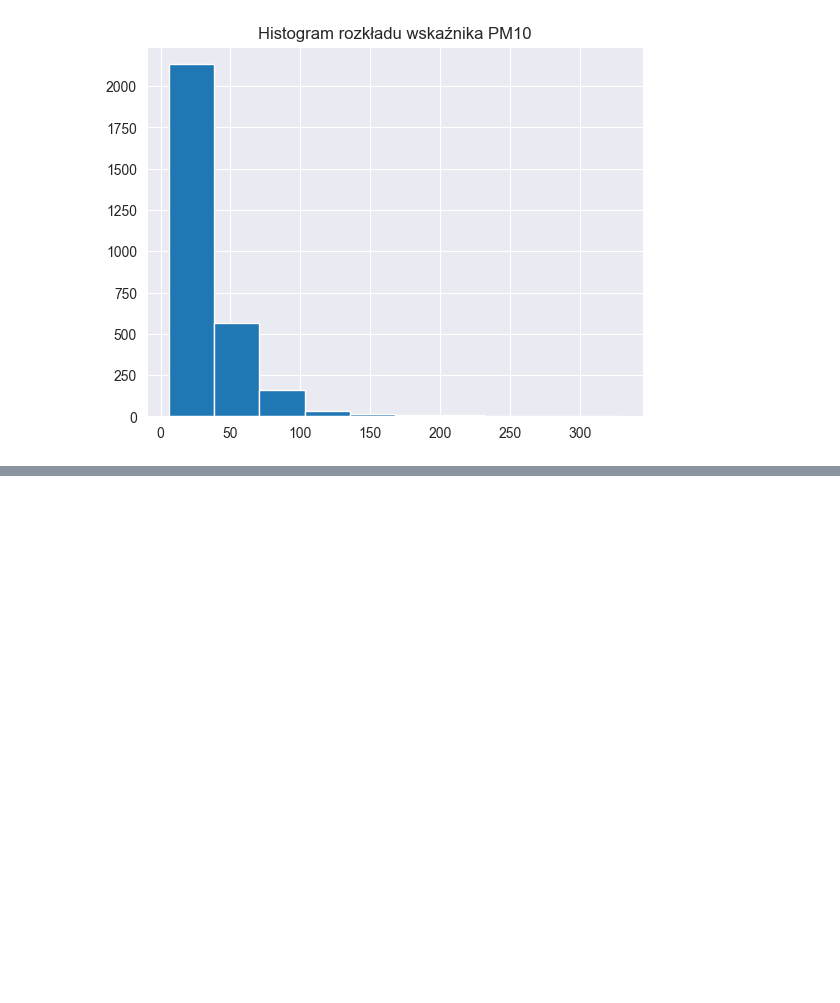
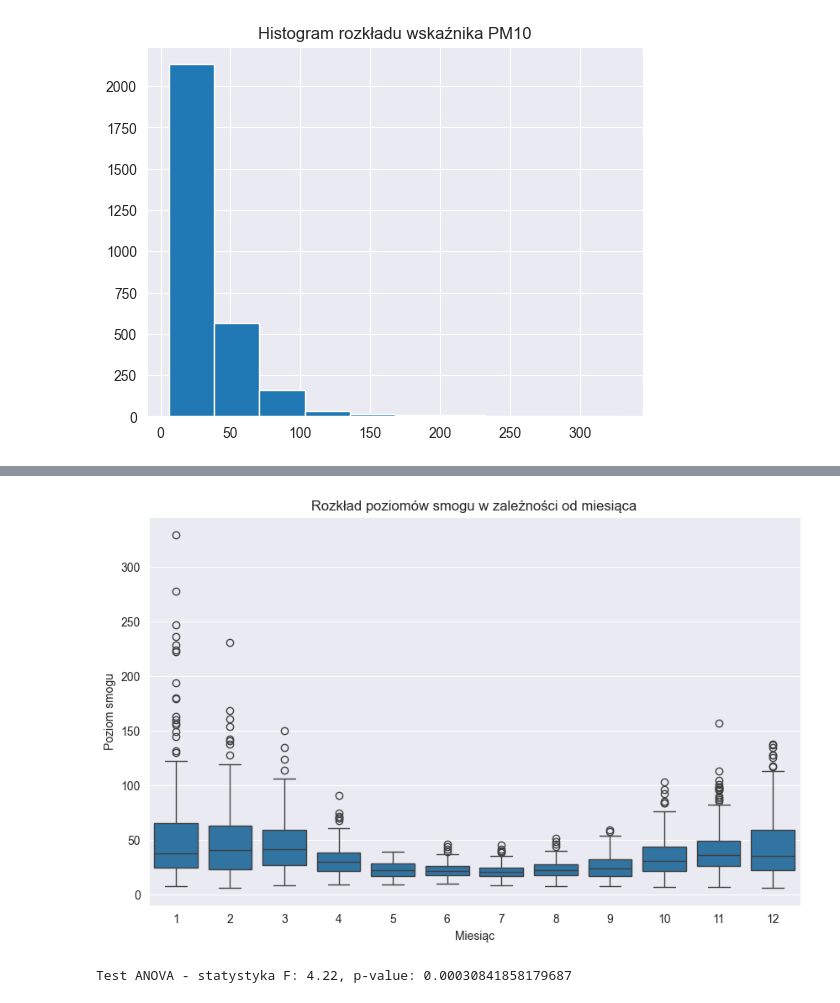
Before and after one commit to klklaudia/AI, a Jupyter notebook: PredykcjaSmogu/single_station.ipynb, the cells around one changed output, grey strips where cells are left out. Cells and saved outputs as stored; diff of their text form; code cells hidden in the pictures; blank space fills up the shorter version.

```diff
--- a/PredykcjaSmogu/single_station.ipynb
+++ b/PredykcjaSmogu/single_station.ipynb
@@ -210,0 +365,17 @@ plt.show()
+# %%
+plt.figure(figsize=(10,6))
+sns.boxplot(data=dfZR, x='miesiac', y='MpKrakZloRog')
+
+plt.title('Rozkład poziomów smogu w zależności od miesiąca')
+plt.xlabel('Miesiąc')
+plt.ylabel('Poziom smogu')
+
+plt.show()
+# %% [output]
+[figure, added]
+# %%
+f_statistic, p_value = stats.f_oneway(*[dfZR[dfZR['dzien_tygodnia'] == day]['MpKrakZloRog'] for day in range(1, 8)])
+
+print(f"Test ANOVA - statystyka F: {f_statistic:.2f}, p-value: {p_value}")
+# %% [output]
+Test ANOVA - statystyka F: 4.22, p-value: 0.00030841858179687
```
Also changed, not shown: parts of 29 cells of this notebook.
